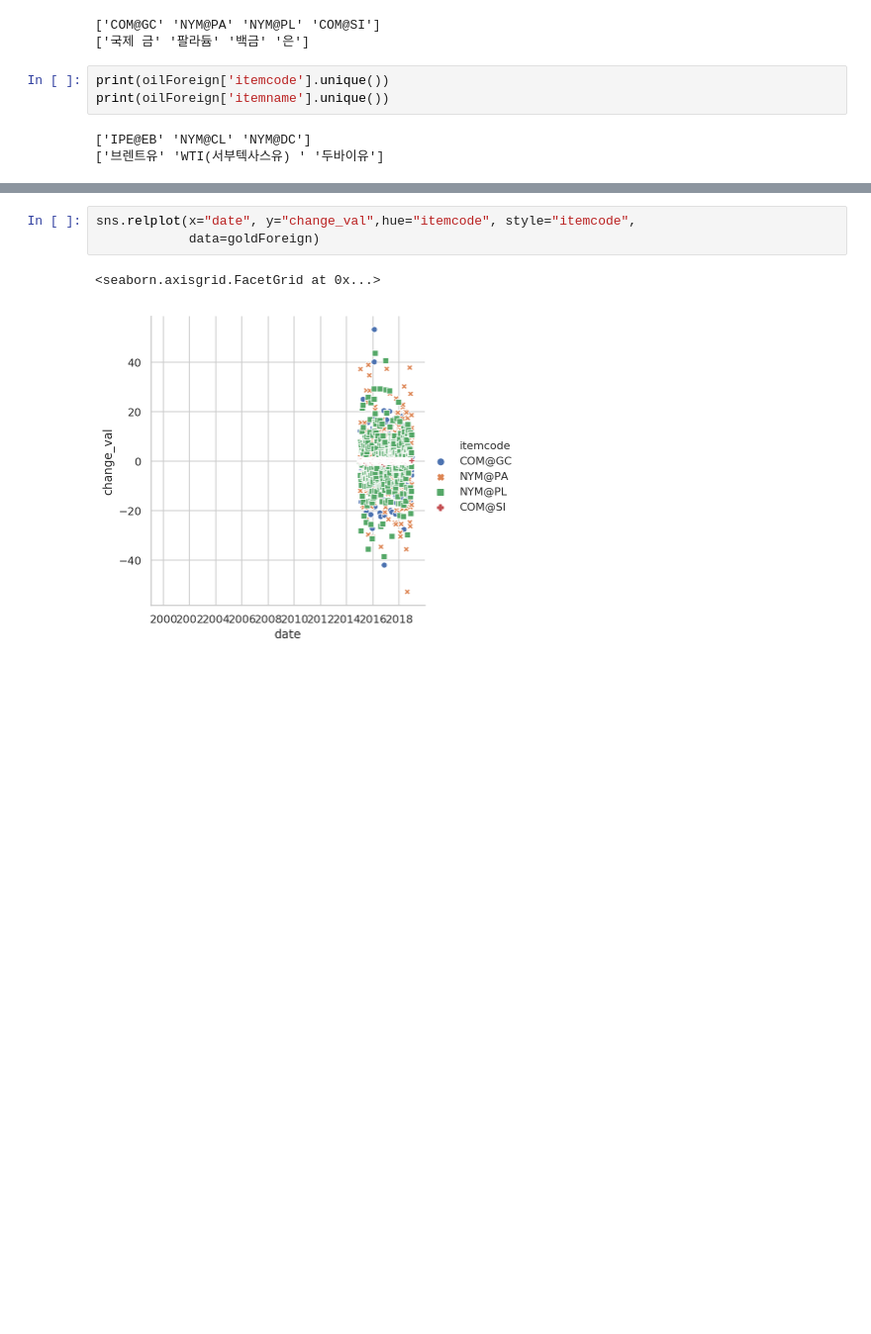
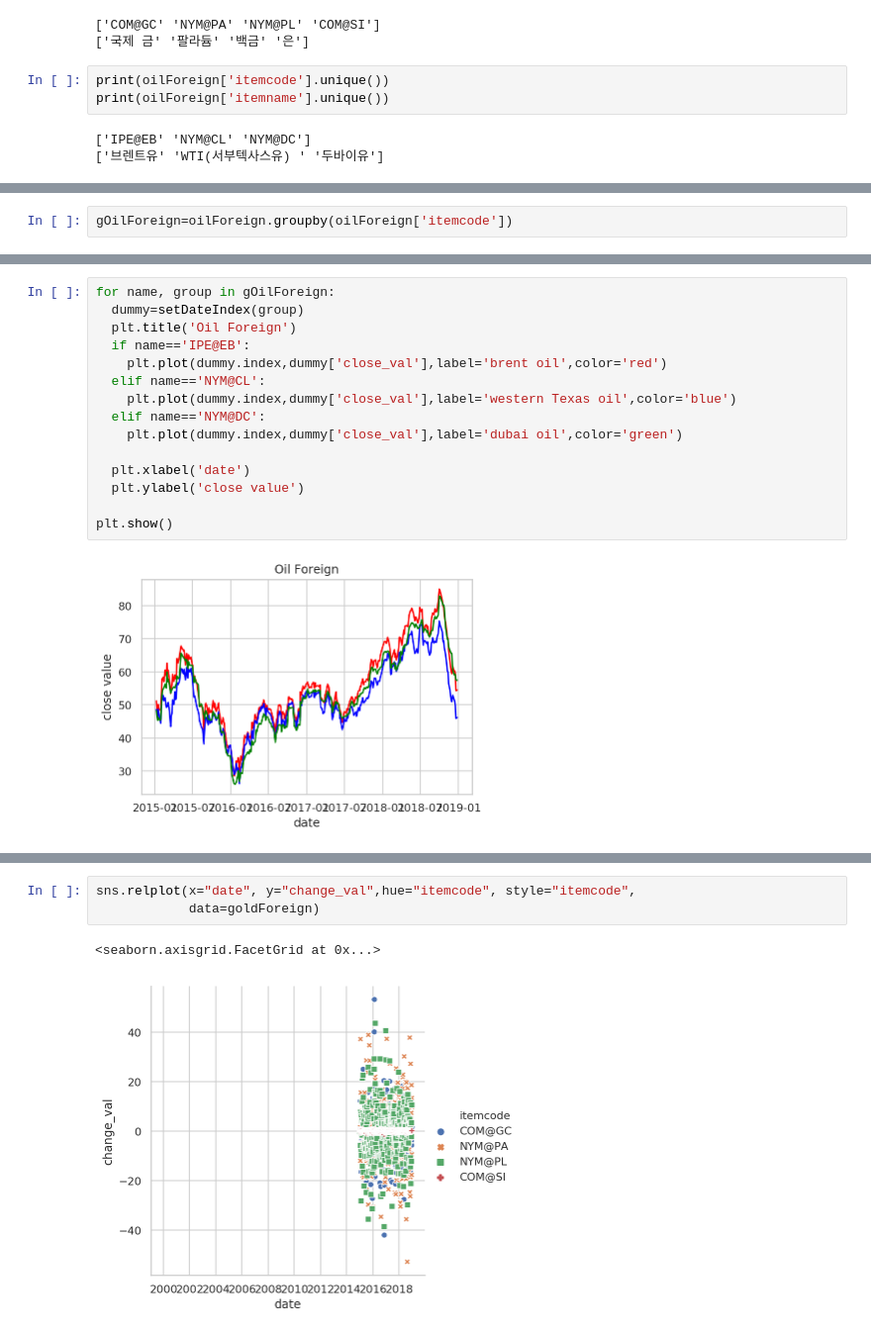
Before and after one commit to glee1228/DSC2019, a Jupyter notebook: dsc2019.ipynb, the cells around one changed output, grey strips where cells are left out. Shown at 99% size. Drawn from its saved outputs; the diff is of its cells as text; blank space fills up the shorter version.

```diff
--- a/dsc2019.ipynb
+++ b/dsc2019.ipynb
@@ -165,0 +169,2 @@ print(oilForeign['itemname'].unique())
+# %%
+gOilForeign=oilForeign.groupby(oilForeign['itemcode'])
@@ -165,0 +191,17 @@ print(oilForeign['itemname'].unique())
+# %%
+for name, group in gOilForeign:
+  dummy=setDateIndex(group)
+  plt.title('Oil Foreign')
+  if name=='IPE@EB':
+    plt.plot(dummy.index,dummy['close_val'],label='brent oil',color='red')
+  elif name=='NYM@CL':
+    plt.plot(dummy.index,dummy['close_val'],label='western Texas oil',color='blue')
+  elif name=='NYM@DC':
+    plt.plot(dummy.index,dummy['close_val'],label='dubai oil',color='green')
+
+  plt.xlabel('date')
+  plt.ylabel('close value')
+
+plt.show()
+# %% [output]
+[figure, added]
```
Also changed, not shown: parts of 13 cells of this notebook.
